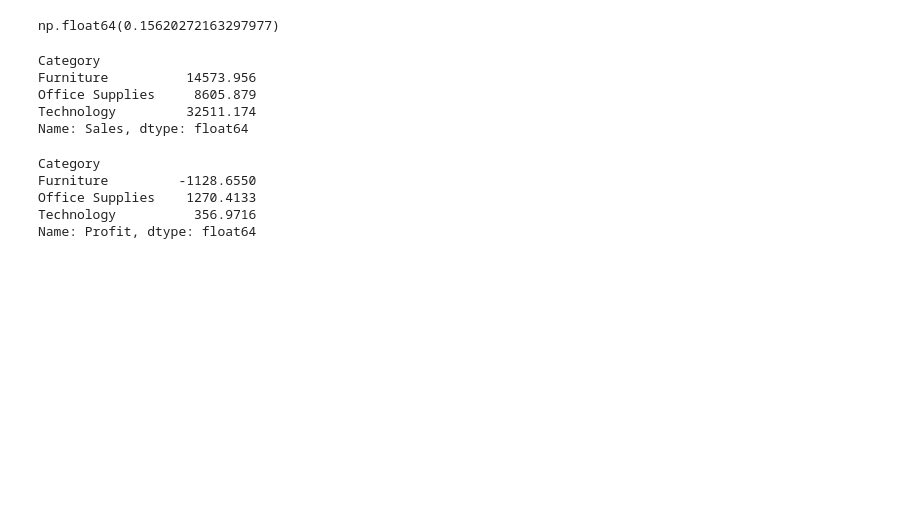
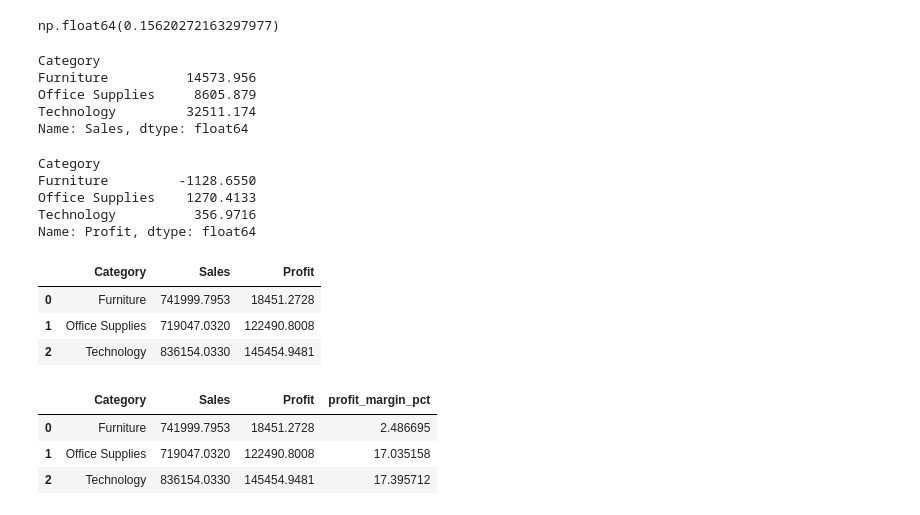
Before and after one commit to Julie-max/InsightFoundry, a Jupyter notebook: notebooks/00_kpis.ipynb, the cells around one changed output. Saved outputs shown, nothing was run; the diff lists cells and outputs as text; code cells hidden in the pictures; blank space fills up the shorter version.

```diff
--- a/notebooks/00_kpis.ipynb
+++ b/notebooks/00_kpis.ipynb
@@ -208,3 +217,29 @@ Furniture         -1128.6550
 Office Supplies    1270.4133
 Technology          356.9716
 Name: Profit, dtype: float64
+# %%
+revenue_by_category = (
+    df.groupby("Category")
+      .agg({
+          "Sales": "sum",
+          "Profit": "sum"
+      })
+      .reset_index()
+)
+
+revenue_by_category
+# %% [output]
+|  | Category | Sales | Profit |
+| 0 | Furniture | 741999.7953 | 18451.2728 |
+| 1 | Office Supplies | 719047.0320 | 122490.8008 |
+| 2 | Technology | 836154.0330 | 145454.9481 |
+# %%
+revenue_by_category['profit_margin_pct']=(
+    revenue_by_category['Profit']/revenue_by_category['Sales']
+)*100
+revenue_by_category
+# %% [output]
+|  | Category | Sales | Profit | profit_margin_pct |
+| 0 | Furniture | 741999.7953 | 18451.2728 | 2.486695 |
+| 1 | Office Supplies | 719047.0320 | 122490.8008 | 17.035158 |
+| 2 | Technology | 836154.0330 | 145454.9481 | 17.395712 |
```
Also changed, not shown: parts of 6 cells of this notebook, 2 other files.
